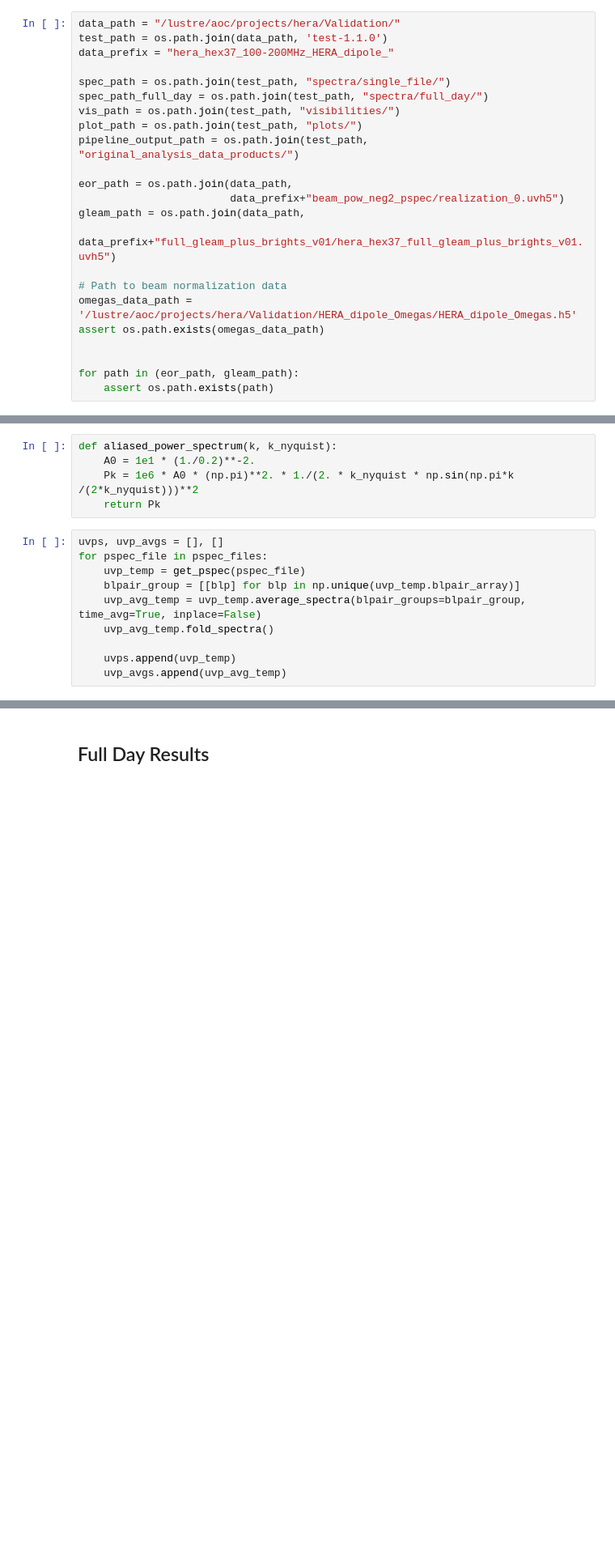
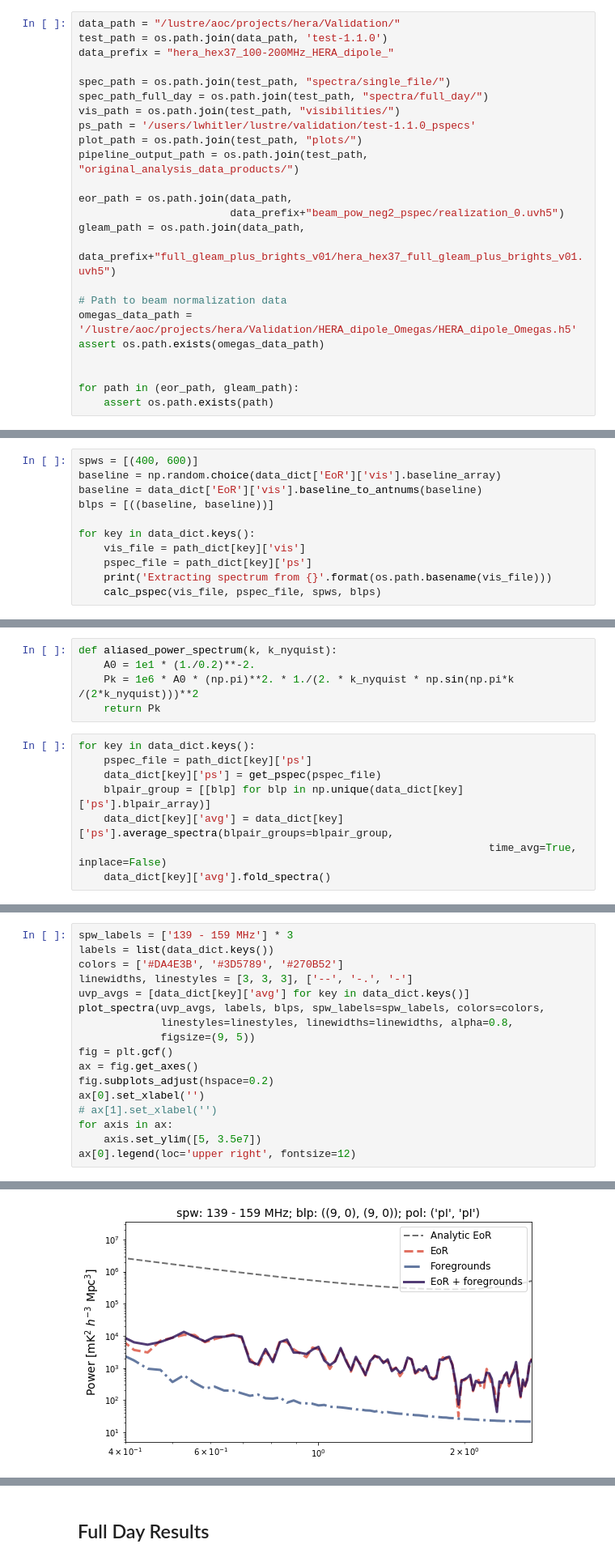
Before and after one commit to HERA-Team/hera-validation, a Jupyter notebook: test-series/1/test-1.1.0.ipynb, the cells around one changed output, grey strips where cells are left out. Shown at 81% size. Cells and saved outputs as stored; diff of their text form; blank space fills up the shorter version.

```diff
--- a/test-series/1/test-1.1.0.ipynb
+++ b/test-series/1/test-1.1.0.ipynb
@@ -84,6 +83,7 @@ data_prefix = "hera_hex37_100-200MHz_HERA_dipole_"
 spec_path = os.path.join(test_path, "spectra/single_file/")
 spec_path_full_day = os.path.join(test_path, "spectra/full_day/")
 vis_path = os.path.join(test_path, "visibilities/")
+ps_path = '/users/lwhitler/lustre/validation/test-1.1.0_pspecs'
 plot_path = os.path.join(test_path, "plots/")
 pipeline_output_path = os.path.join(test_path, "original_analysis_data_products/")
 
@@ -394,0 +374,11 @@ Wall time: 22.7 s
+# %%
+spws = [(400, 600)]
+baseline = np.random.choice(data_dict['EoR']['vis'].baseline_array)
+baseline = data_dict['EoR']['vis'].baseline_to_antnums(baseline)
+blps = [((baseline, baseline))]
+
+for key in data_dict.keys():
+    vis_file = path_dict[key]['vis']
+    pspec_file = path_dict[key]['ps']
+    print('Extracting spectrum from {}'.format(os.path.basename(vis_file)))
+    calc_pspec(vis_file, pspec_file, spws, blps)
@@ -418,13 +426,11 @@ def aliased_power_spectrum(k, k_nyquist):
     Pk = 1e6 * A0 * (np.pi)**2. * 1./(2. * k_nyquist * np.sin(np.pi*k /(2*k_nyquist)))**2
     return Pk
 # %%
-uvps, uvp_avgs = [], []
-for pspec_file in pspec_files:
-    uvp_temp = get_pspec(pspec_file)
-    blpair_group = [[blp] for blp in np.unique(uvp_temp.blpair_array)]
-    uvp_avg_temp = uvp_temp.average_spectra(blpair_groups=blpair_group, time_avg=True, inplace=False)
-    uvp_avg_temp.fold_spectra()
-
-    uvps.append(uvp_temp)
-    uvp_avgs.append(uvp_avg_temp)
+for key in data_dict.keys():
+    pspec_file = path_dict[key]['ps']
+    data_dict[key]['ps'] = get_pspec(pspec_file)
+    blpair_group = [[blp] for blp in np.unique(data_dict[key]['ps'].blpair_array)]
+    data_dict[key]['avg'] = data_dict[key]['ps'].average_spectra(blpair_groups=blpair_group,
+                                                                 time_avg=True, inplace=False)
+    data_dict[key]['avg'].fold_spectra()
 # %%
@@ -525,0 +497,18 @@ plot_spectra(uvp_avgs, labels, blps, figsize=(10, 14))
+# %%
+spw_labels = ['139 - 159 MHz'] * 3
+labels = list(data_dict.keys())
+colors = ['#DA4E3B', '#3D5789', '#270B52']
+linewidths, linestyles = [3, 3, 3], ['--', '-.', '-']
+uvp_avgs = [data_dict[key]['avg'] for key in data_dict.keys()]
+plot_spectra(uvp_avgs, labels, blps, spw_labels=spw_labels, colors=colors,
+             linestyles=linestyles, linewidths=linewidths, alpha=0.8,
+             figsize=(9, 5))
+fig = plt.gcf()
+ax = fig.get_axes()
+fig.subplots_adjust(hspace=0.2)
+ax[0].set_xlabel('')
+# ax[1].set_xlabel('')
+for axis in ax:
+    axis.set_ylim([5, 3.5e7])
+ax[0].legend(loc='upper right', fontsize=12)
+# %% [output]
@@ -526 +516,2 @@ plot_spectra(uvp_avgs, labels, blps, figsize=(10, 14))
+[figure, added]
 # %% [markdown]
```
Also changed, not shown: parts of 37 cells of this notebook.
